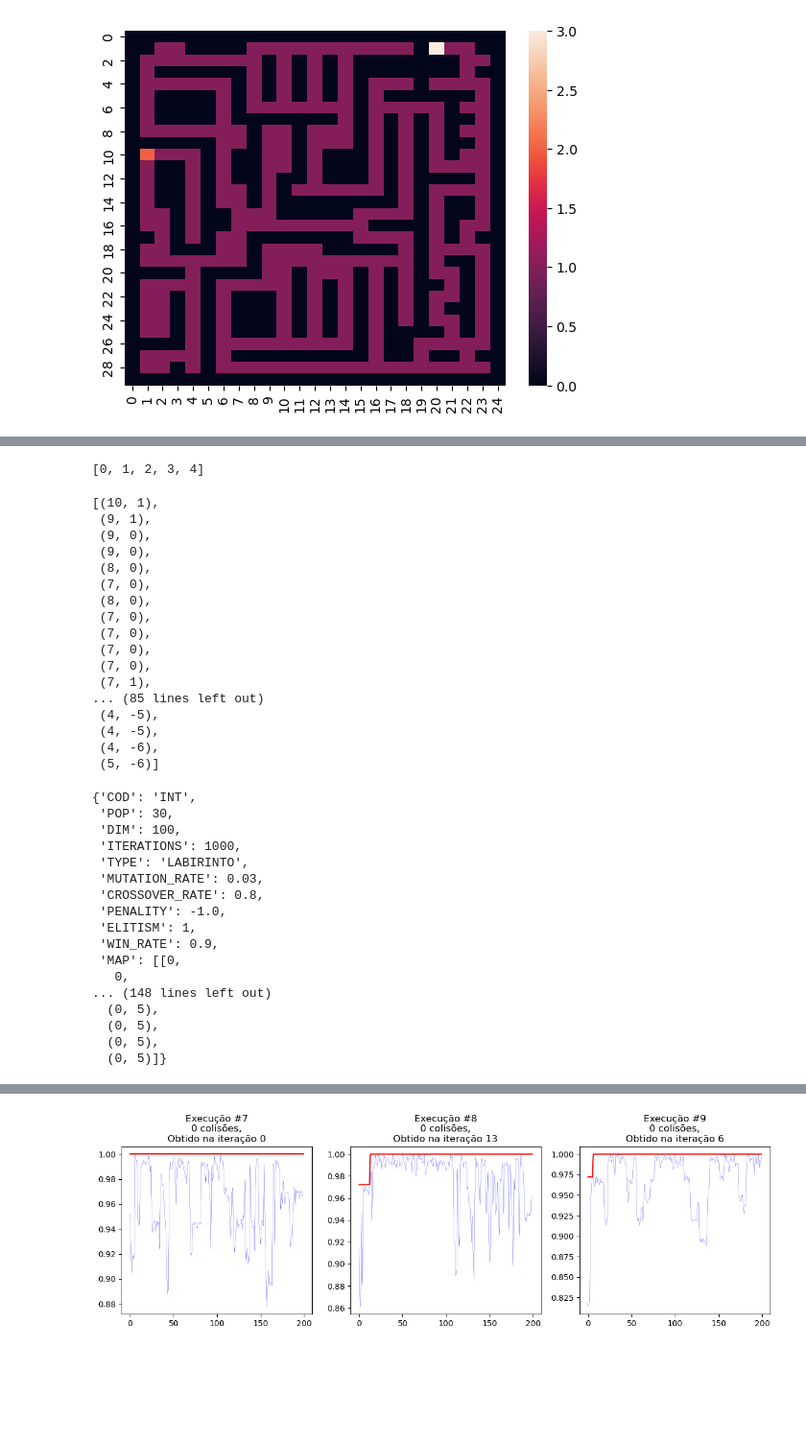
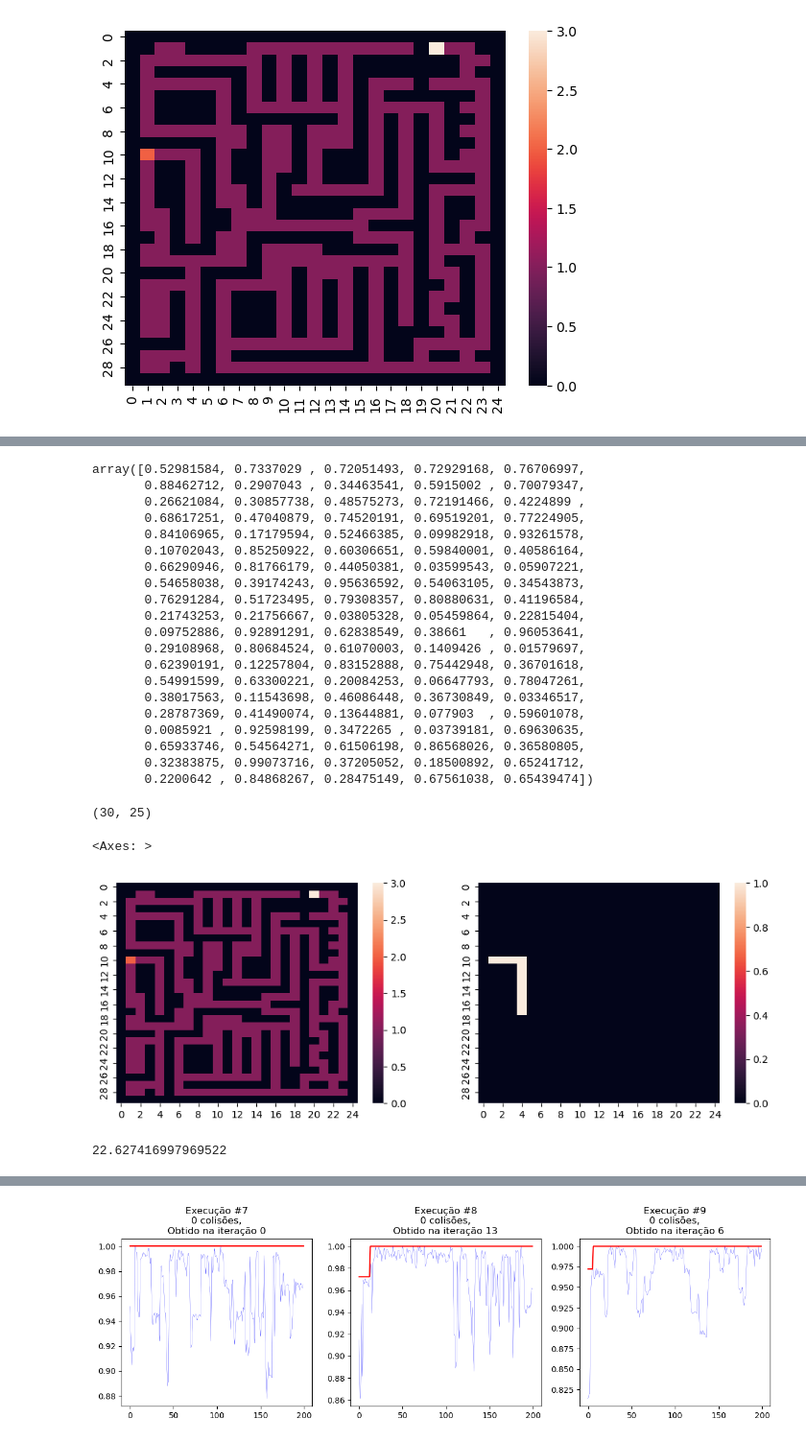
Before and after one commit to ThiagoBrandenburg/Implementacoes-IA, a Jupyter notebook: AlgoritmoGenetico/nb_labirinto.ipynb, the cells around one changed output, grey strips where cells are left out. Shown: that part at 96% size. Saved outputs shown, nothing was run; the diff lists cells and outputs as text; code cells hidden in the pictures; blank space fills up the shorter version.

```diff
--- a/AlgoritmoGenetico/nb_labirinto.ipynb
+++ b/AlgoritmoGenetico/nb_labirinto.ipynb
@@ -29,45 +26,39 @@ IndexError: list index out of range
-# %%
-[move.value for move in problem.Move]
-# %% [output]
-[0, 1, 2, 3, 4]
 # %%
-problem.decode(ambiente.population[0])
+ambiente.population[0]
 # %% [output]
-[(10, 1),
- (9, 1),
- (9, 0),
- (9, 0),
- (8, 0),
- (7, 0),
- (8, 0),
- (7, 0),
- (7, 0),
- (7, 0),
- (7, 0),
- (7, 1),
-... (85 lines left out)
- (4, -5),
- (4, -5),
- (4, -6),
- (5, -6)]
+array([0.52981584, 0.7337029 , 0.72051493, 0.72929168, 0.76706997,
+       0.88462712, 0.2907043 , 0.34463541, 0.5915002 , 0.70079347,
+       0.26621084, 0.30857738, 0.48575273, 0.72191466, 0.4224899 ,
+       0.68617251, 0.47040879, 0.74520191, 0.69519201, 0.77224905,
+       0.84106965, 0.17179594, 0.52466385, 0.09982918, 0.93261578,
+       0.10702043, 0.85250922, 0.60306651, 0.59840001, 0.40586164,
+       0.66290946, 0.81766179, 0.44050381, 0.03599543, 0.05907221,
+       0.54658038, 0.39174243, 0.95636592, 0.54063105, 0.34543873,
+       0.76291284, 0.51723495, 0.79308357, 0.80880631, 0.41196584,
+       0.21743253, 0.21756667, 0.03805328, 0.05459864, 0.22815404,
+       0.09752886, 0.92891291, 0.62838549, 0.38661   , 0.96053641,
+       0.29108968, 0.80684524, 0.61070003, 0.1409426 , 0.01579697,
+       0.62390191, 0.12257804, 0.83152888, 0.75442948, 0.36701618,
+       0.54991599, 0.63300221, 0.20084253, 0.06647793, 0.78047261,
+       0.38017563, 0.11543698, 0.46086448, 0.36730849, 0.03346517,
+       0.28787369, 0.41490074, 0.13644881, 0.077903  , 0.59601078,
+       0.0085921 , 0.92598199, 0.3472265 , 0.03739181, 0.69630635,
+       0.65933746, 0.54564271, 0.61506198, 0.86568026, 0.36580805,
+       0.32383875, 0.99073716, 0.37205052, 0.18500892, 0.65241712,
+       0.2200642 , 0.84868267, 0.28475149, 0.67561038, 0.65439474])
-# %%
-problem = Labirinto()
-problem.set_problem(config)
-# %% [output]
-{'COD': 'INT',
- 'POP': 30,
- 'DIM': 100,
- 'ITERATIONS': 1000,
- 'TYPE': 'LABIRINTO',
- 'MUTATION_RATE': 0.03,
- 'CROSSOVER_RATE': 0.8,
- 'PENALITY': -1.0,
- 'ELITISM': 1,
- 'WIN_RATE': 0.9,
- 'MAP': [[0,
-   0,
-... (148 lines left out)
-  (0, 5),
-  (0, 5),
-  (0, 5),
-  (0, 5)]}
+# %%
+mapa.shape
+# %% [output]
+(30, 25)
+# %%
+x = problem.decode(ambiente.population[0])
+fig, axes = plt.subplots(1,2,figsize=(12,4))
+sns.heatmap(mapa,ax=axes[0])
+sns.heatmap(np.array([[1 if (i,j) in x else 0 for j in range(mapa.shape[1])] for i in range(mapa.shape[0])]), ax=axes[1])
+# %% [output]
+<Axes: >
+[figure, added]
+# %%
+problem.objective_function(x)
+# %% [output]
+22.627416997969522
```
Also changed, not shown: parts of 4 cells of this notebook, 4 other files.
